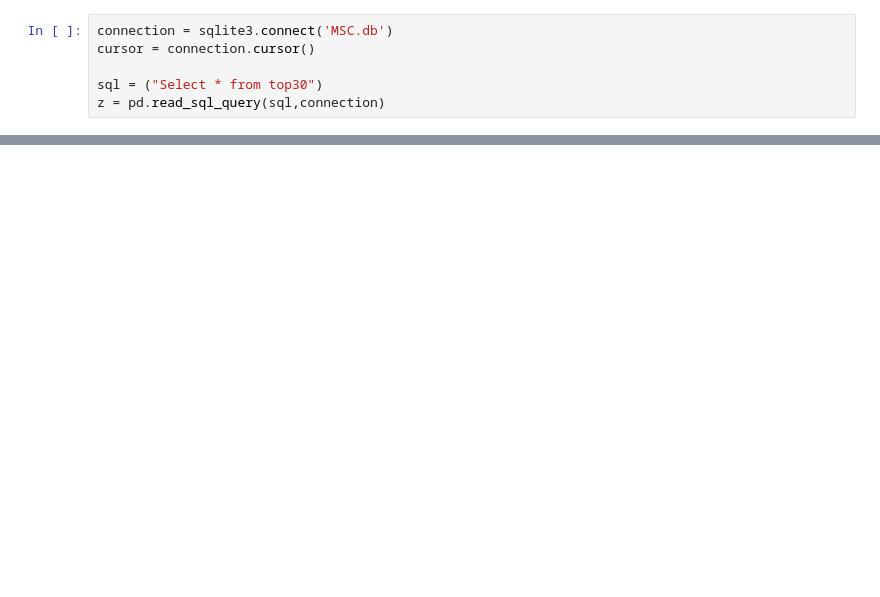
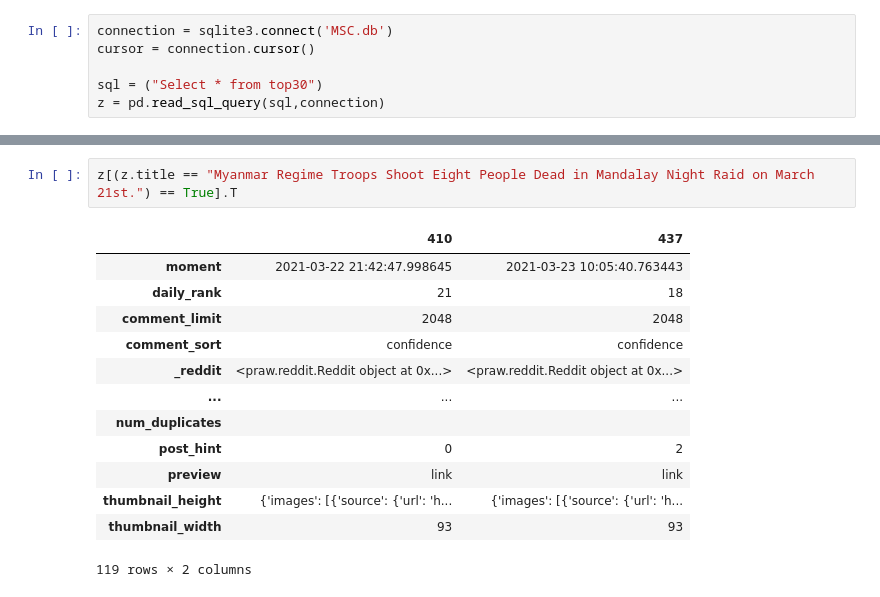
Before and after one commit to Amarilda/MscAston, a Jupyter notebook: MSC/Reddit API.ipynb, the cells around one changed output, grey strips where cells are left out. Saved outputs shown, nothing was run; the diff lists cells and outputs as text; blank space fills up the shorter version.

```diff
--- a/MSC/Reddit API.ipynb
+++ b/MSC/Reddit API.ipynb
@@ -279,0 +220,16 @@ pd.to_datetime(z.moment).hist()
+# %%
+z[(z.title == "Myanmar Regime Troops Shoot Eight People Dead in Mandalay Night Raid on March 21st.") == True].T
+# %% [output]
+|  | 410 | 437 |
+| moment | 2021-03-22 21:42:47.998645 | 2021-03-23 10:05:40.763443 |
+| daily_rank | 21 | 18 |
+| comment_limit | 2048 | 2048 |
+| comment_sort | confidence | confidence |
+| _reddit | <praw.reddit.Reddit object at 0x...> | <praw.reddit.Reddit object at 0x...> |
+| ... | ... | ... |
+| num_duplicates |  |  |
+| post_hint | 0 | 2 |
+| preview | link | link |
+| thumbnail_height | {'images': [{'source': {'url': 'h... | {'images': [{'source': {'url': 'h... |
+| thumbnail_width | 93 | 93 |
+119 rows × 2 columns
```
Also changed, not shown: parts of 10 cells of this notebook.
